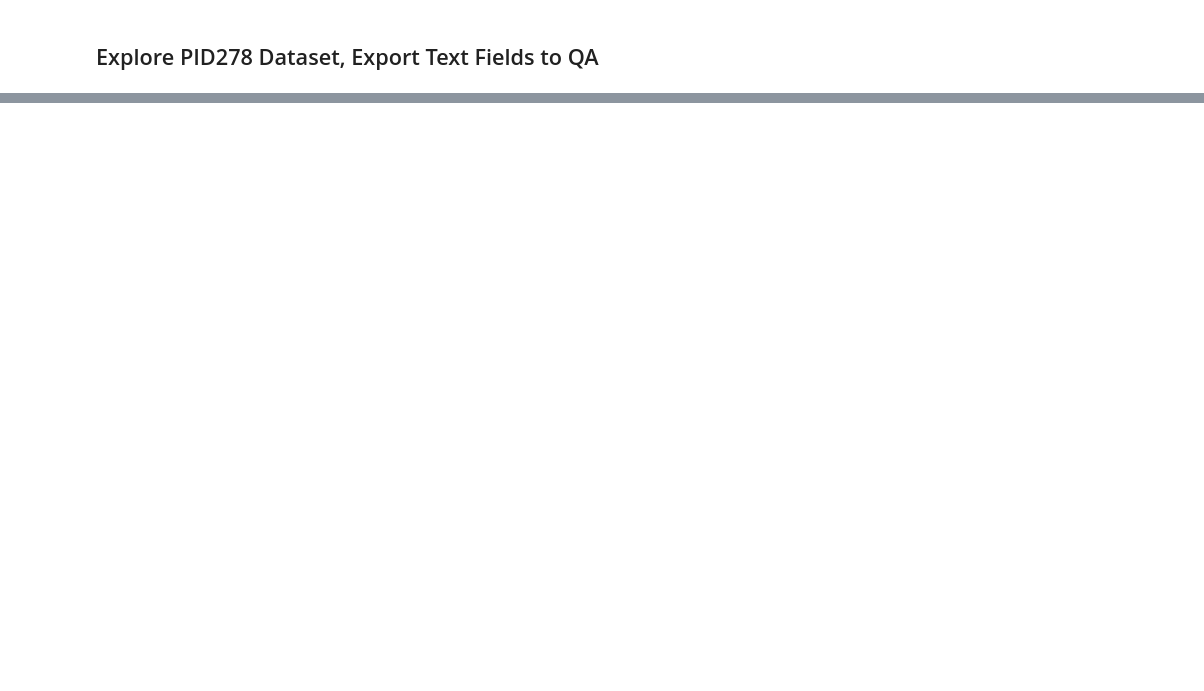
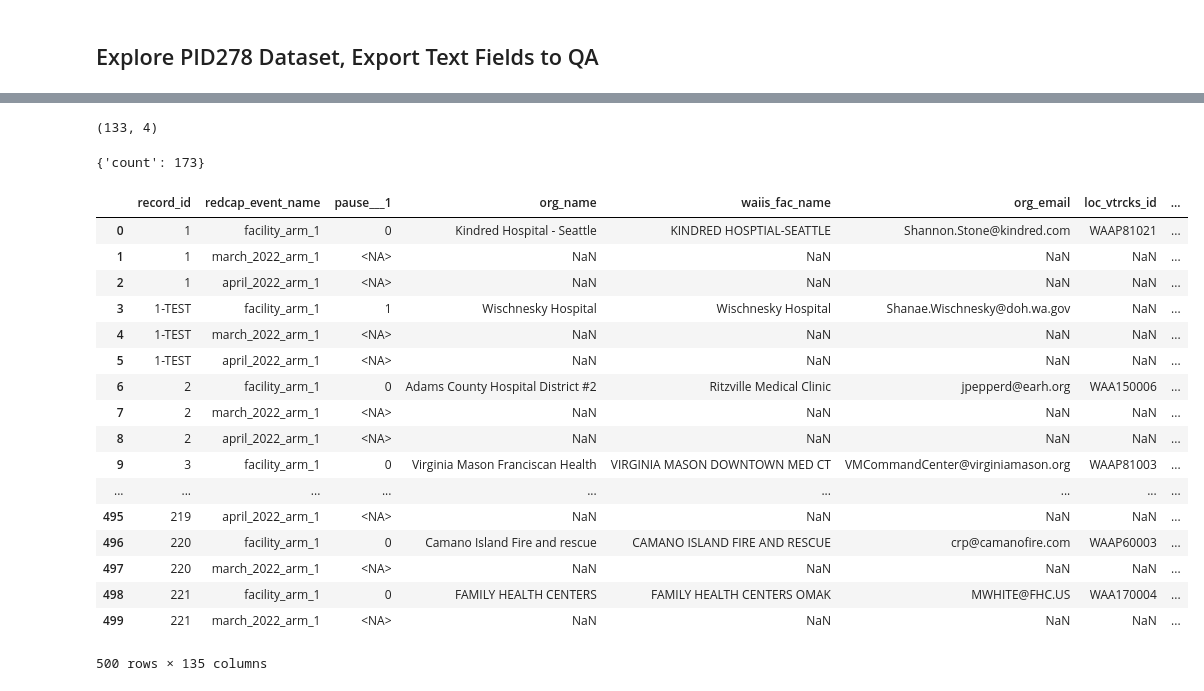
Before and after one commit to DOH-AXG5303/vaccine_storage_temperature, a Jupyter notebook: 2022_04_23_explore_project_data.ipynb, the cells around one changed output, grey strips where cells are left out. Cells and saved outputs as stored; diff of their text form; code cells hidden in the pictures; blank space fills up the shorter version.

Commit message:
complete test upload to dev env

```diff
--- a/2022_04_23_explore_project_data.ipynb
+++ b/2022_04_23_explore_project_data.ipynb
@@ -443,0 +227,38 @@ Length: 133, dtype: object
+# %%
+df_fields_278.shape
+# %% [output]
+(133, 4)
+# %%
+df_records_278 = prod278.export_records(format_type = "df")
+# %%
+float_columns = df_records_278.dtypes[df_records_278.dtypes == float].index
+df_records_278.loc[:,float_columns] = df_records_278.loc[:,float_columns].astype("Int64")
+
+df_records_import = df_records_278.iloc[0:500,:]
+# %%
+dev278.import_records(df_records_import_resett_index, import_format = "df")
+# %% [output]
+{'count': 173}
+# %%
+df_records_import_resett_index = df_records_import.reset_index()
+# %%
+df_records_import_resett_index
+# %% [output]
+|  | record_id | redcap_event_name | pause___1 | org_name | waiis_fac_name | org_email | loc_vtrcks_id | ... |
+| 0 | 1 | facility_arm_1 | 0 | Kindred Hospital - Seattle | KINDRED HOSPTIAL-SEATTLE | Shannon.Stone@kindred.com | WAAP81021 | ... |
+| 1 | 1 | march_2022_arm_1 | <NA> | NaN | NaN | NaN | NaN | ... |
+| 2 | 1 | april_2022_arm_1 | <NA> | NaN | NaN | NaN | NaN | ... |
+| 3 | 1-TEST | facility_arm_1 | 1 | Wischnesky Hospital | Wischnesky Hospital | Shanae.Wischnesky@doh.wa.gov | NaN | ... |
+| 4 | 1-TEST | march_2022_arm_1 | <NA> | NaN | NaN | NaN | NaN | ... |
+| 5 | 1-TEST | april_2022_arm_1 | <NA> | NaN | NaN | NaN | NaN | ... |
+| 6 | 2 | facility_arm_1 | 0 | Adams County Hospital District #2 | Ritzville Medical Clinic | jpepperd@earh.org | WAA150006 | ... |
+| 7 | 2 | march_2022_arm_1 | <NA> | NaN | NaN | NaN | NaN | ... |
+| 8 | 2 | april_2022_arm_1 | <NA> | NaN | NaN | NaN | NaN | ... |
+| 9 | 3 | facility_arm_1 | 0 | Virginia Mason Franciscan Health | VIRGINIA MASON DOWNTOWN MED CT | VMCommandCenter@virginiamason.org | WAAP81003 | ... |
+| ... | ... | ... | ... | ... | ... | ... | ... | ... |
+| 495 | 219 | april_2022_arm_1 | <NA> | NaN | NaN | NaN | NaN | ... |
+| 496 | 220 | facility_arm_1 | 0 | Camano Island Fire and rescue | CAMANO ISLAND FIRE AND RESCUE | crp@camanofire.com | WAAP60003 | ... |
+| 497 | 220 | march_2022_arm_1 | <NA> | NaN | NaN | NaN | NaN | ... |
+| 498 | 221 | facility_arm_1 | 0 | FAMILY HEALTH CENTERS | FAMILY HEALTH CENTERS OMAK | MWHITE@FHC.US | WAA170004 | ... |
+| 499 | 221 | march_2022_arm_1 | <NA> | NaN | NaN | NaN | NaN | ... |
+500 rows × 135 columns
```
Also changed, not shown: parts of 37 cells of this notebook.
